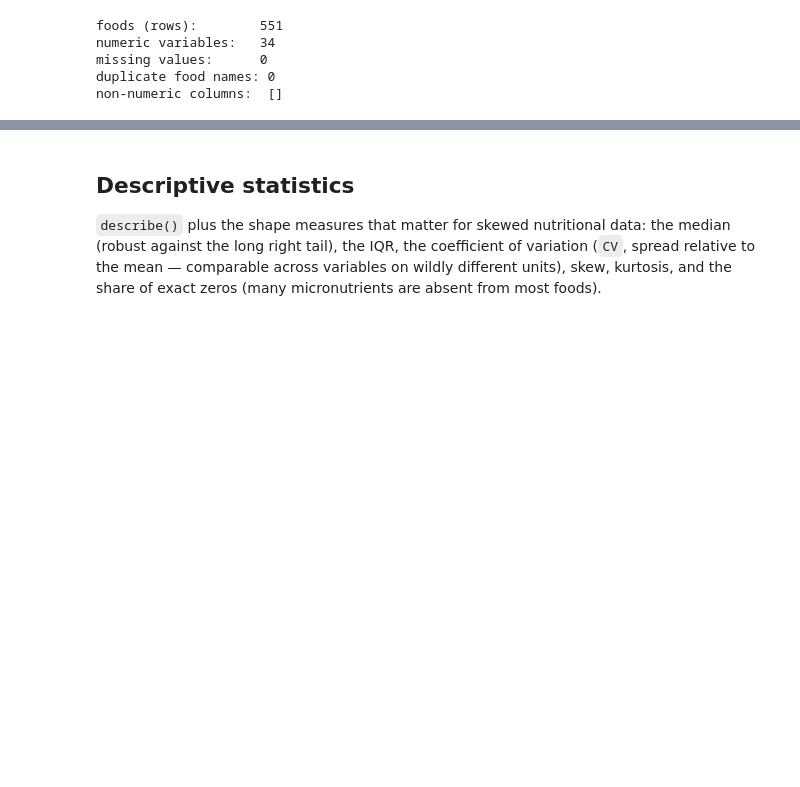
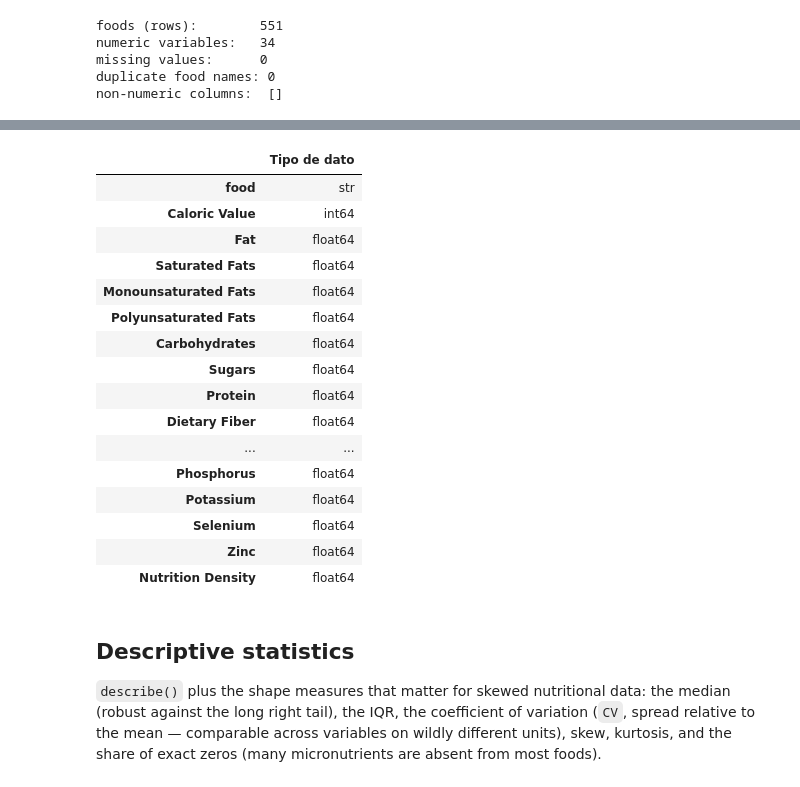
Before and after one commit to SergioAle210/ML-Engineering, a Jupyter notebook: food_analysis.ipynb, the cells around one changed output, grey strips where cells are left out. Saved outputs shown, nothing was run; the diff lists cells and outputs as text; code cells hidden in the pictures; blank space fills up the shorter version.

Commit message:
feat: added data types information

```diff
--- a/food_analysis.ipynb
+++ b/food_analysis.ipynb
@@ -57,3 +81,23 @@ non-numeric columns:  []
+# %%
+pd.DataFrame(df.dtypes, columns=["Tipo de dato"])
+# %% [output]
+|  | Tipo de dato |
+| food | str |
+| Caloric Value | int64 |
+| Fat | float64 |
+| Saturated Fats | float64 |
+| Monounsaturated Fats | float64 |
+| Polyunsaturated Fats | float64 |
+| Carbohydrates | float64 |
+| Sugars | float64 |
+| Protein | float64 |
+| Dietary Fiber | float64 |
+| ... | ... |
+| Phosphorus | float64 |
+| Potassium | float64 |
+| Selenium | float64 |
+| Zinc | float64 |
+| Nutrition Density | float64 |
 # %% [markdown]
 ## Descriptive statistics
 
```
Also changed, not shown: parts of 3 cells of this notebook.
